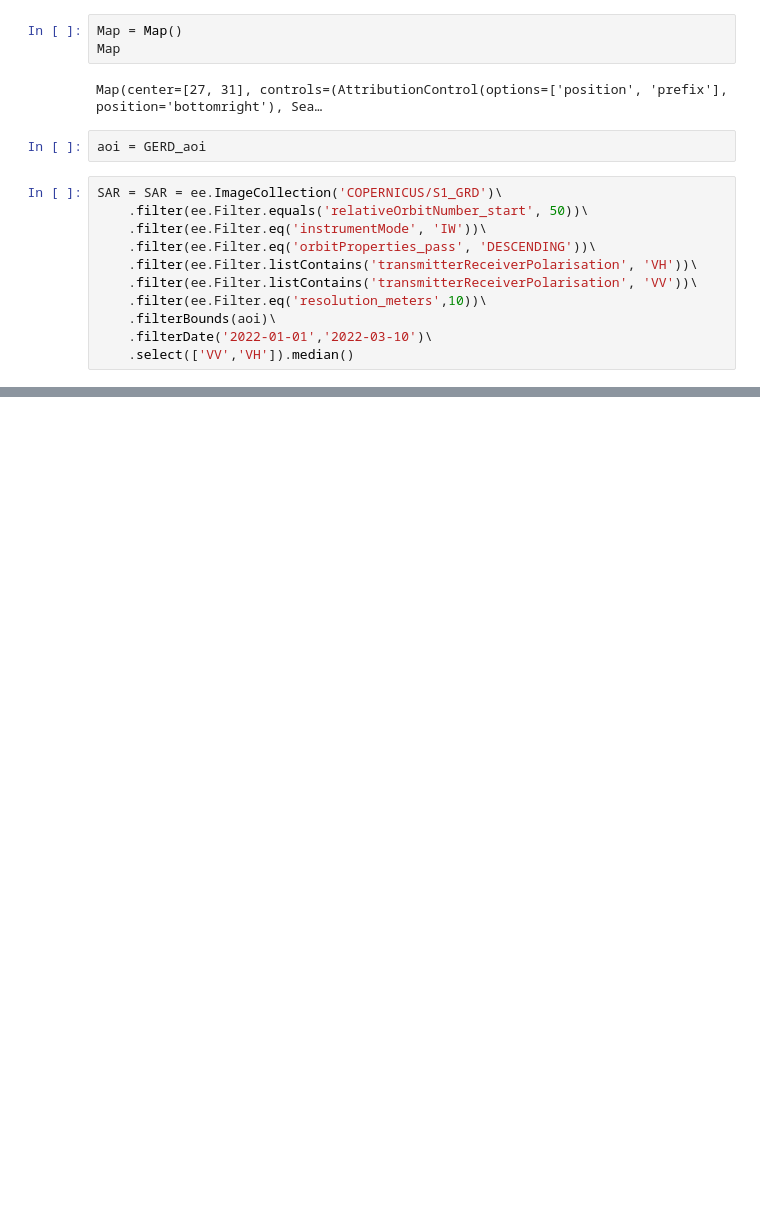
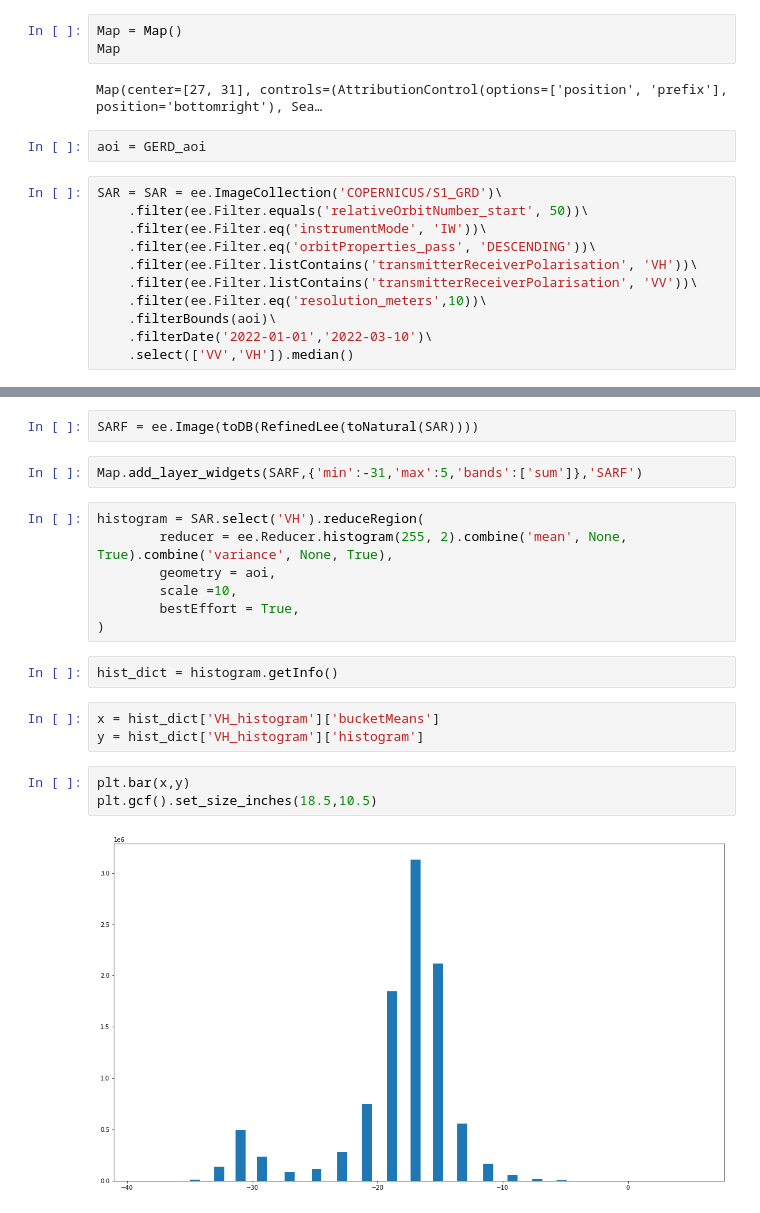
Before and after one commit to MuhammedM294/Iteru, a Jupyter notebook: RefinedLee.ipynb, the cells around one changed output, grey strips where cells are left out. Drawn from its saved outputs; the diff is of its cells as text; blank space fills up the shorter version.

```diff
--- a/RefinedLee.ipynb
+++ b/RefinedLee.ipynb
@@ -113,0 +28,21 @@ Map.add_layer_widgets(SS,{'min':-31,'max':5,'bands':['sum']},'SAR')
+# %%
+SARF = ee.Image(toDB(RefinedLee(toNatural(SAR))))
+# %%
+Map.add_layer_widgets(SARF,{'min':-31,'max':5,'bands':['sum']},'SARF')
+# %%
+histogram = SAR.select('VH').reduceRegion(
+        reducer = ee.Reducer.histogram(255, 2).combine('mean', None, True).combine('variance', None, True),
+        geometry = aoi,
+        scale =10,
+        bestEffort = True,
+)
+# %%
+hist_dict = histogram.getInfo()
+# %%
+x = hist_dict['VH_histogram']['bucketMeans']
+y = hist_dict['VH_histogram']['histogram']
+# %%
+plt.bar(x,y)
+plt.gcf().set_size_inches(18.5,10.5)
+# %% [output]
+[figure, added]
```
Also changed, not shown: parts of 8 cells of this notebook, 3 other files.
